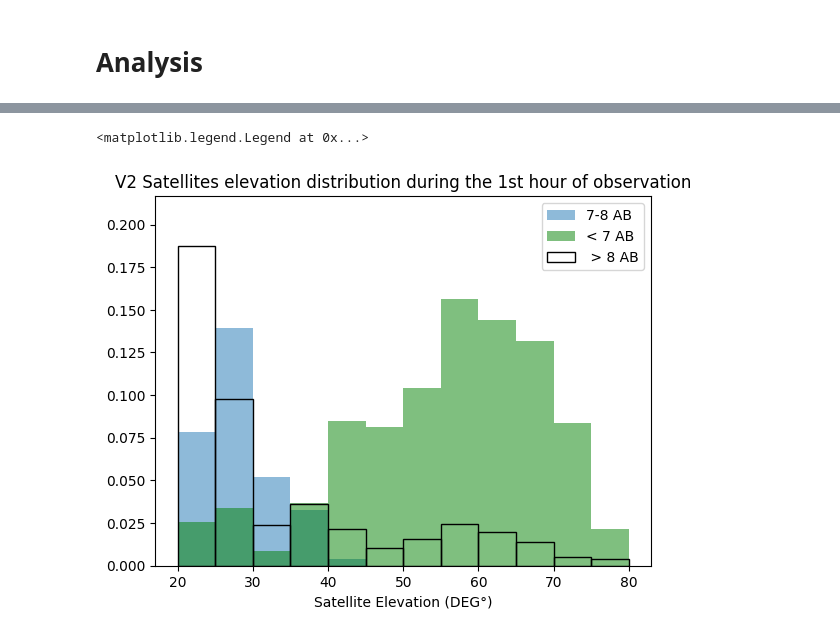
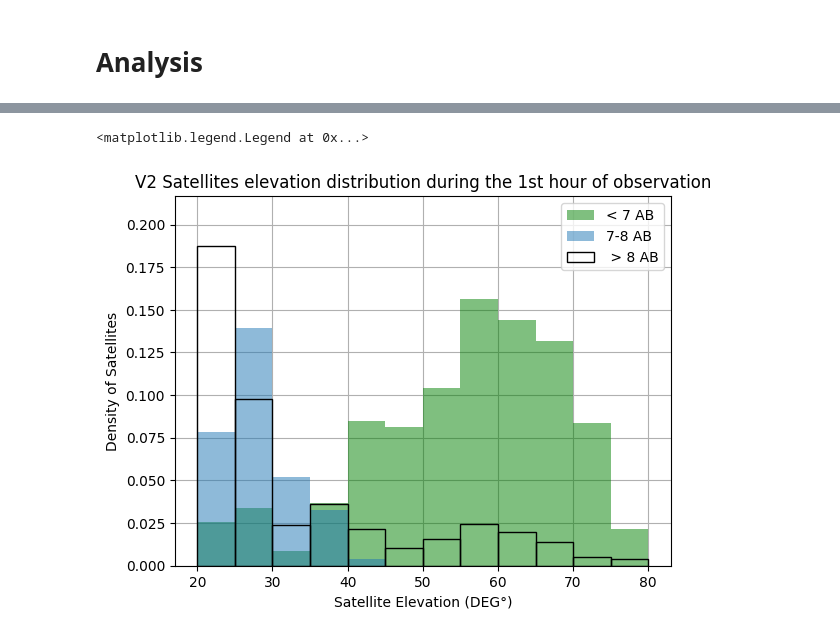
Before and after one commit to Phan-Kandula/simulated-satellite-streaks-impact, a Jupyter notebook: analysis/starlink_V2_550km.ipynb, the cells around one changed output, grey strips where cells are left out. Drawn from its saved outputs; the diff is of its cells as text; code cells hidden in the pictures.

```diff
--- a/analysis/starlink_V2_550km.ipynb
+++ b/analysis/starlink_V2_550km.ipynb
@@ -533,15 +588,28 @@ brightness_summary_observer_frame(
 # %%
-begs = dfs.loc[dfs["time_since_obs"] < 1]
-hist, bin_edges = np.histogram(begs.loc[(begs["ab"] > 7) & (begs["ab"] < 8)]["alts"], bins=12, range=(20, 80))
-plt.hist(bin_edges[:-1], bins=bin_edges, weights=hist / (255*30), label="7-8 AB", alpha=0.5)  #, color='#1f77b4')
-hist, bin_edges = np.histogram(begs.loc[begs["ab"] < 7]["alts"], bins=12, range=(20, 80))
-plt.hist(bin_edges[:-1], bins=bin_edges, weights=hist / (255*30), label="< 7 AB", alpha=0.5, color='green')
-hist, bin_edges = np.histogram(begs.loc[begs["ab"] > 8]["alts"], bins=12, range=(20, 80))
-plt.hist(bin_edges[:-1], bins=bin_edges, weights=hist / (255*30), label=" > 8 AB", fill=False, edgecolor='black')
-plt.ylim(0, 6.5/30)
+# Making a histogram for the elevation distribution for the first hour of the observation period everyday
+first_hour_slice = dfs.loc[dfs["time_since_obs"] < 1]
+
+plt.grid()
+ax = plt.gca()
+ax.set_axisbelow(True)
+
+# Elevation distribution for satellites brighter than 7 AB
+hist, bin_edges = np.histogram(first_hour_slice.loc[first_hour_slice["ab"] < 7]["alts"], bins=12, range=(20,80))
+plt.hist(bin_edges[:-1], bins=bin_edges, weights=hist/(255*30), label = "< 7 AB", alpha=0.5, color='green')
+
+# Elevation distribution for satellites that are between 7-8 AB
+hist, bin_edges = np.histogram(first_hour_slice.loc[(first_hour_slice["ab"] > 7) & (first_hour_slice["ab"] < 8)]["alts"], bins=12, range=(20,80))
+plt.hist(bin_edges[:-1], bins=bin_edges, weights=hist/(255*30), label = "7-8 AB", alpha=0.5) #, color='#1f77b4')
+
+# Elevation distribution for satellites dimmer than 8 AB
+hist, bin_edges = np.histogram(first_hour_slice.loc[first_hour_slice["ab"] > 8]["alts"], bins=12, range=(20,80))
+plt.hist(bin_edges[:-1], bins=bin_edges, weights=hist/(255*30), label= " > 8 AB", fill=False, edgecolor='black')
+plt.ylim(0,6.5/30)
+
 plt.title("V2 Satellites elevation distribution during the 1st hour of observation")
 plt.xlabel("Satellite Elevation (DEG°)")
+plt.ylabel("Density of Satellites")
 plt.legend()
 # %% [output]
 <matplotlib.legend.Legend at 0x...>
-[figure, old version]
+[figure, new version]
```
Also changed, not shown: parts of 21 cells of this notebook, 6 other files.
